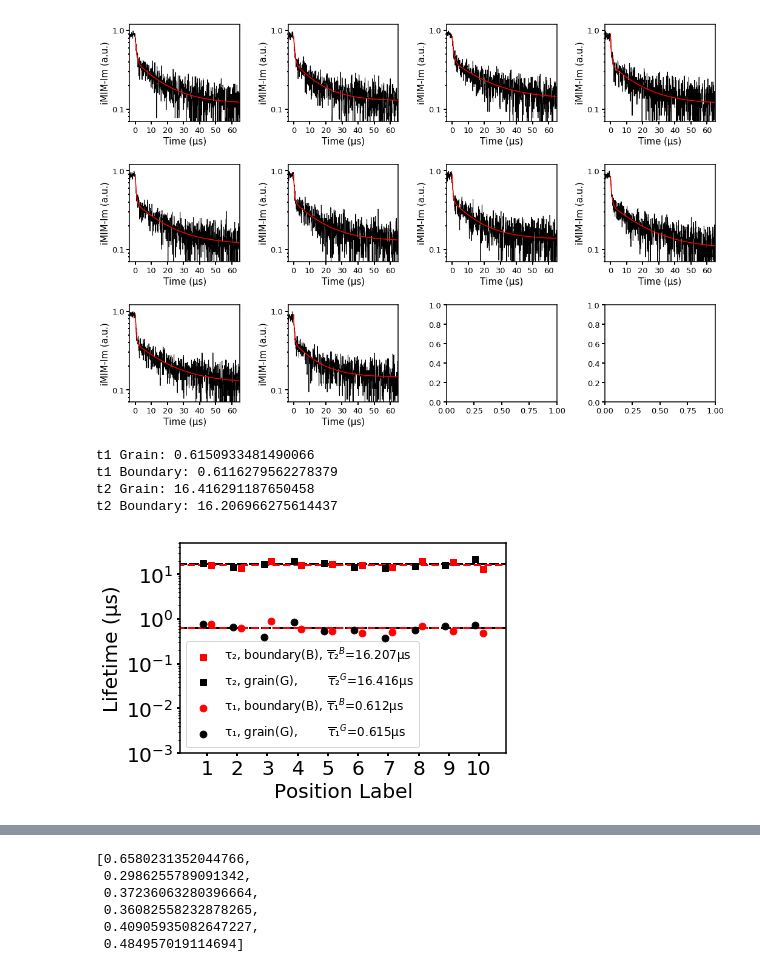
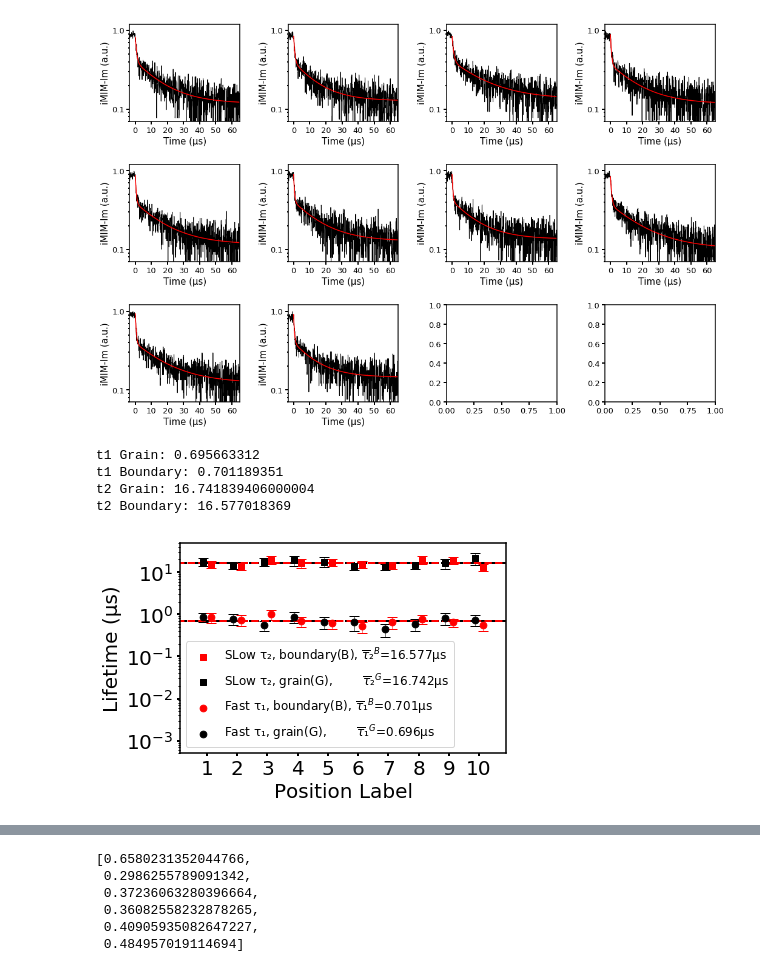
Before and after one commit to xuejianma/LabTools, a Jupyter notebook: lifeTimeProcesses.ipynb, the cells around one changed output, grey strips where cells are left out. Saved outputs shown, nothing was run; the diff lists cells and outputs as text; code cells hidden in the pictures.

```diff
--- a/lifeTimeProcesses.ipynb
+++ b/lifeTimeProcesses.ipynb
@@ -215,6 +220,8 @@ Using matplotlib backend: Qt5Agg
 # %%
 import numpy as np
 import matplotlib.pyplot as plt
+import matplotlib
+
 SMALL_SIZE = 8
 MEDIUM_SIZE = 12
 BIGGER_SIZE = 20
@@ -232,14 +239,14 @@ plt.rc('ytick.major',size=3,width=2)
 plt.rc('xtick.minor',size=2,width=1)
 plt.rc('ytick.minor',size=2,width=1)
 
-# t1_G_list = np.asarray([866.66511,773.89004,556.51447,882.48158,644.69493,645.01299,438.60335,598.80665,819.65826,730.30574])/1000
-# t1_B_list = np.asarray([842.22812,743.47775,997.40317,680.57775,604.59577,513.29562,647.65729,780.53478,645.0389,557.08436])/1000
-# t2_G_list = np.asarray([17813.18258,14568.61247,17769.69621,19446.6767,17903.719,14174.62262,13554.3532,14978.64816,16057.04112,21151.842])/1000
-# t2_B_list = np.asarray([15837.84388,13665.93613,19886.85435,16813.93666,17317.41025,15604.54352,14858.42028,19656.09712,18938.22791,13190.91359])/1000
-t1_G_list = np.asarray(fast_Glist)/1000
-t1_B_list = np.asarray(fast_Blist)/1000
-t2_G_list = np.asarray(slow_Glist)/1000
-t2_B_list = np.asarray(slow_Blist)/1000
+t1_G_list = np.asarray([866.66511,773.89004,556.51447,882.48158,644.69493,645.01299,438.60335,598.80665,819.65826,730.30574])/1000
+t1_B_list = np.asarray([842.22812,743.47775,997.40317,680.57775,604.59577,513.29562,647.65729,780.53478,645.0389,557.08436])/1000
+t2_G_list = np.asarray([17813.18258,14568.61247,17769.69621,19446.6767,17903.719,14174.62262,13554.3532,14978.64816,16057.04112,21151.842])/1000
+t2_B_list = np.asarray([15837.84388,13665.93613,19886.85435,16813.93666,17317.41025,15604.54352,14858.42028,19656.09712,18938.22791,13190.91359])/1000
+# t1_G_list = np.asarray(fast_Glist)/1000
+# t1_B_list = np.asarray(fast_Blist)/1000
+# t2_G_list = np.asarray(slow_Glist)/1000
+# t2_B_list = np.asarray(slow_Blist)/1000
 
 t1_G_mean = np.mean(t1_G_list)
 t1_B_mean = np.mean(t1_B_list)
@@ -253,66 +260,68 @@ print("t2 Boundary:",t2_B_mean)
 # t1_B_std = np.std(t1_B_list)
 # t2_G_std = np.std(t2_G_list)
 # t2_B_std = np.std(t2_B_list)
-t1_G_std = np.array([70.35679,74.42368,48.80223,84.13497,69.26422,81.72991,48.96266,63.18758,83.93289,70.52462])
-t2_G_std = np.array([1369.13997,975.75943,1350.35693,1764.94823,1484.0215,918.88845,832.21779,953.43973,1345.50963,2220.45955])
-t1_B_std = np.array([77.83112,68.50899,88.94773,61.86313,48.55473,49.44132,67.70574,63.05848,46.50974,52.24646])
-t2_B_std = np.array([980.1255,860.95999,1537.57537,1340.98951,1057.86242,997.69036,998.15669,1393.47919,1194.50137,857.29649])
+t1_G_std = np.array([70.35679,74.42368,48.80223,84.13497,69.26422,81.72991,48.96266,63.18758,83.93289,70.52462])/1e3
+t2_G_std = np.array([1369.13997,975.75943,1350.35693,1764.94823,1484.0215,918.88845,832.21779,953.43973,1345.50963,2220.45955])/1e3
+t1_B_std = np.array([77.83112,68.50899,88.94773,61.86313,48.55473,49.44132,67.70574,63.05848,46.50974,52.24646])/1e3
+t2_B_std = np.array([980.1255,860.95999,1537.57537,1340.98951,1057.86242,997.69036,998.15669,1393.47919,1194.50137,857.29649])/1e3
 # t1_G_errorbar = [[t1_G_mean-t1_G_std/2,t1_G_mean+t1_G_std/2] for item in t1_G_list]
 # t2_G_errorbar = [[t2_G_mean-t2_G_std/2,t2_G_mean+t2_G_std/2] for item in t2_G_list]
 # t1_B_errorbar = [[t1_B_mean-t1_B_std/2,t1_B_mean+t1_B_std/2] for item in t1_B_list]
 # t2_B_errorbar = [[t2_B_mean-t2_B_std/2,t2_B_mean+t2_B_std/2] for item in t2_B_list]
-t1_G_errorbar = [[item-t1_G_std[ind],item+t1_G_std[ind]] for ind,item in enumerate(t1_G_list)]
-t2_G_errorbar = [[item-t2_G_std[ind],item+t2_G_std[ind]] for ind,item in enumerate(t2_G_list)]
-t1_B_errorbar = [[item-t1_B_std[ind],item+t1_B_std[ind]] for ind,item in enumerate(t1_B_list)]
-t2_B_errorbar = [[item-t2_B_std[ind],item+t2_B_std[ind]] for ind,item in enumerate(t2_B_list)]
+delta = 3
+# t1_G_errorbar = [[item-delta*t1_G_std[ind],item+delta*t1_G_std[ind]] for ind,item in enumerate(t1_G_list)]
+# t2_G_errorbar = [[item-delta*t2_G_std[ind],item+delta*t2_G_std[ind]] for ind,item in enumerate(t2_G_list)]
+# t1_B_errorbar = [[item-delta*t1_B_std[ind],item+delta*t1_B_std[ind]] for ind,item in enumerate(t1_B_list)]
+# t2_B_errorbar = [[item-delta*t2_B_std[ind],item+delta*t2_B_std[ind]] for ind,item in enumerate(t2_B_list)]
 
 marker_size = 45
 
 pos_list_G = np.array([1,2,3,4,5,6,7,8,9,10])-0.125
 pos_list_B = np.array([1,2,3,4,5,6,7,8,9,10])+0.125
 plt.figure()
-plt.scatter(pos_list_G,t1_G_list,color='black',s=marker_size,label="τ₁, grain(G),        $\overline{τ}$₁$^G$="+"{:.3f}µs".format(t1_G_mean),zorder=100)
+plt.scatter(pos_list_G,t1_G_list,color='black',s=marker_size,label="Fast τ₁, grain(G),        $\overline{τ}$₁$^G$="+"{:.3f}µs".format(t1_G_mean),zorder=100)
 plt.plot([0,11],[t1_G_mean,t1_G_mean],color = 'black',linestyle='dashed',dashes = (5,1),linewidth=2)
-# for ind,item in enumerate(t1_G_errorbar):
-#      plt.errorbar(pos_list_G[ind],t1_G_errorbar[ind],color = 'black',fmt='-_',capsize=1,zorder=0,linewidth=0.5)
-plt.scatter(pos_list_B,t1_B_list,color='red',s=marker_size,label="τ₁, boundary(B), $\overline{τ}$₁$^B$="+"{:.3f}µs".format(t1_B_mean),zorder=100)
+
+for ind,item in enumerate(t1_G_std):
+     plt.errorbar(pos_list_G[ind],t1_G_list[ind],3*t1_G_std[ind],color = 'black',fmt='-_',capsize=5.25,zorder=0,linewidth=0.5,ls='none')
+plt.scatter(pos_list_B,t1_B_list,color='red',s=marker_size,label="Fast τ₁, boundary(B), $\overline{τ}$₁$^B$="+"{:.3f}µs".format(t1_B_mean),zorder=100)
 plt.plot([0,11],[t1_B_mean,t1_B_mean],color = 'red',linestyle='dashed',linewidth=2)
-# for ind,item in enumerate(t1_B_errorbar):
-#      plt.errorbar(pos_list_B[ind],t1_B_errorbar[ind],color = 'red',fmt='-_',capsize=1,zorder=0,linewidth=0.5)
+for ind,item in enumerate(t1_B_std):
+     plt.errorbar(pos_list_B[ind],t1_B_list[ind],3*t1_B_std[ind],color = 'red',fmt='-_',capsize=5.25,zorder=0,linewidth=0.5,ls='none')
 plt.yscale('log')
 # plt.plot([1,10])
 # plt.ylim(10,5e4)
 
 # plt.figure()
-plt.scatter(pos_list_G,t2_G_list,color='black',marker = 's',s=marker_size,label="τ₂, grain(G),        $\overline{τ}$₂$^G$="+"{:.3f}µs".format(t2_G_mean),zorder=100)
+plt.scatter(pos_list_G,t2_G_list,color='black',marker = 's',s=marker_size,label="SLow τ₂, grain(G),        $\overline{τ}$₂$^G$="+"{:.3f}µs".format(t2_G_mean),zorder=100)
 plt.plot([0,11],[t2_G_mean,t2_G_mean],color = 'black',linestyle='dashed',dashes = (5,1),linewidth=2)
-# for ind,item in enumerate(t2_G_errorbar):
-#      plt.errorbar(pos_list_G[ind],t2_G_errorbar[ind],color = 'black',fmt='-_',capsize=1,zorder=0,linewidth=0.5)
-plt.scatter(pos_list_B,t2_B_list,color='red',marker='s',s=marker_size,label="τ₂, boundary(B), $\overline{τ}$₂$^B$="+"{:.3f}µs".format(t2_B_mean),zorder=100)
+for ind,item in enumerate(t2_G_std):
+     plt.errorbar(pos_list_G[ind],t2_G_list[ind],3*t2_G_std[ind],color = 'black',fmt='-_',capsize=5.25,zorder=0,linewidth=0.5,ls='none')
+plt.scatter(pos_list_B,t2_B_list,color='red',marker='s',s=marker_size,label="SLow τ₂, boundary(B), $\overline{τ}$₂$^B$="+"{:.3f}µs".format(t2_B_mean),zorder=100)
 plt.plot([0,11],[t2_B_mean,t2_B_mean],color = 'red',linestyle='dashed',linewidth=2)
-# for ind,item in enumerate(t2_B_errorbar):
-#      plt.errorbar(pos_list_B[ind],t2_B_errorbar[ind],color = 'red',fmt='-_',capsize=1,zorder=0,linewidth=0.5)
+for ind,item in enumerate(t2_B_std):
+    plt.errorbar(pos_list_B[ind],t2_B_list[ind],3*t2_B_std[ind],color = 'red',fmt='-_',capsize=5.25,zorder=0,linewidth=0.5,ls='none')
 
 # plt.yscale('log')
-plt.ylim(1e-3,5e1)
+plt.ylim(5e-4,5e1)
 
 handles, labels = plt.gca().get_legend_handles_labels()
 plt.legend(handles[::-1], labels[::-1], )# loc='upper left')
 
 # plt.legend()
 plt.xticks([1,2,3,4,5,6,7,8,9,10])
 plt.xlim(0.1,10.9)
 plt.xlabel("Position Label")
 plt.ylabel("Lifetime (µs)")
 plt.tight_layout()
 
 plt.savefig(savePath+'/20points_446nm.png')
 # %% [output]
-t1 Grain: 0.6150933481490066
-t1 Boundary: 0.6116279562278379
-t2 Grain: 16.416291187650458
-t2 Boundary: 16.206966275614437
+t1 Grain: 0.695663312
+t1 Boundary: 0.701189351
+t2 Grain: 16.741839406000004
+t2 Boundary: 16.577018369
-[figure, old version]
+[figure, new version]
 # %%
 %matplotlib inline
 HTL_root = "../Perovskite/HTL_ETL2/HTL_gloveBox/Data/"
```
Also changed, not shown: parts of 14 cells of this notebook, 5 other files.
